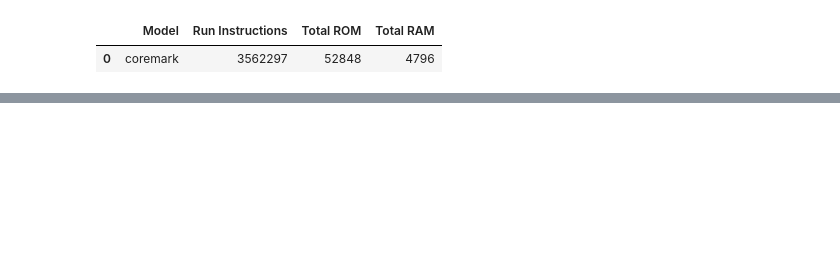
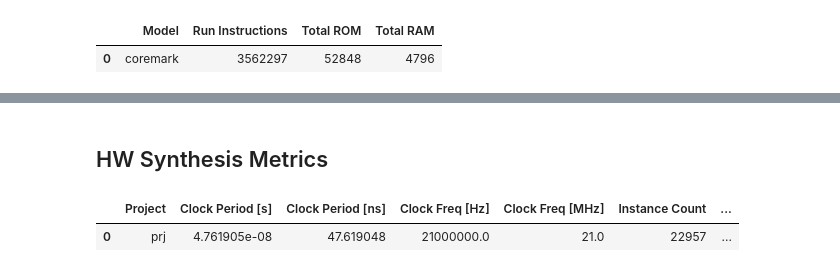
Before and after one commit to PhilippvK/isaac-demo, a Jupyter notebook: Demo.ipynb, the cells around one changed output, grey strips where cells are left out. Saved outputs shown, nothing was run; the diff lists cells and outputs as text; code cells hidden in the pictures; blank space fills up the shorter version.

```diff
--- a/Demo.ipynb
+++ b/Demo.ipynb
@@ -43,0 +298,9 @@ pd.read_csv(Rwork/crcu16_%bb.0_0/pie.csv
+# %% [markdown]
+## HW Synthesis Metrics
+# %%
+syn_metrics_csv = "work/docker/hls/syn_metrics5.csv"  # TODO!
+display(pd.read_csv(syn_metrics_csv))
+# TODO: store baseline (without ext)!
+# %% [output]
+|  | Project | Clock Period [s] | Clock Period [ns] | Clock Freq [Hz] | Clock Freq [MHz] | Instance Count | ... |
+| 0 | prj | 4.761905e-08 | 47.619048 | 21000000.0 | 21.0 | 22957 | ... |
```
Also changed, not shown: parts of 27 cells of this notebook.
